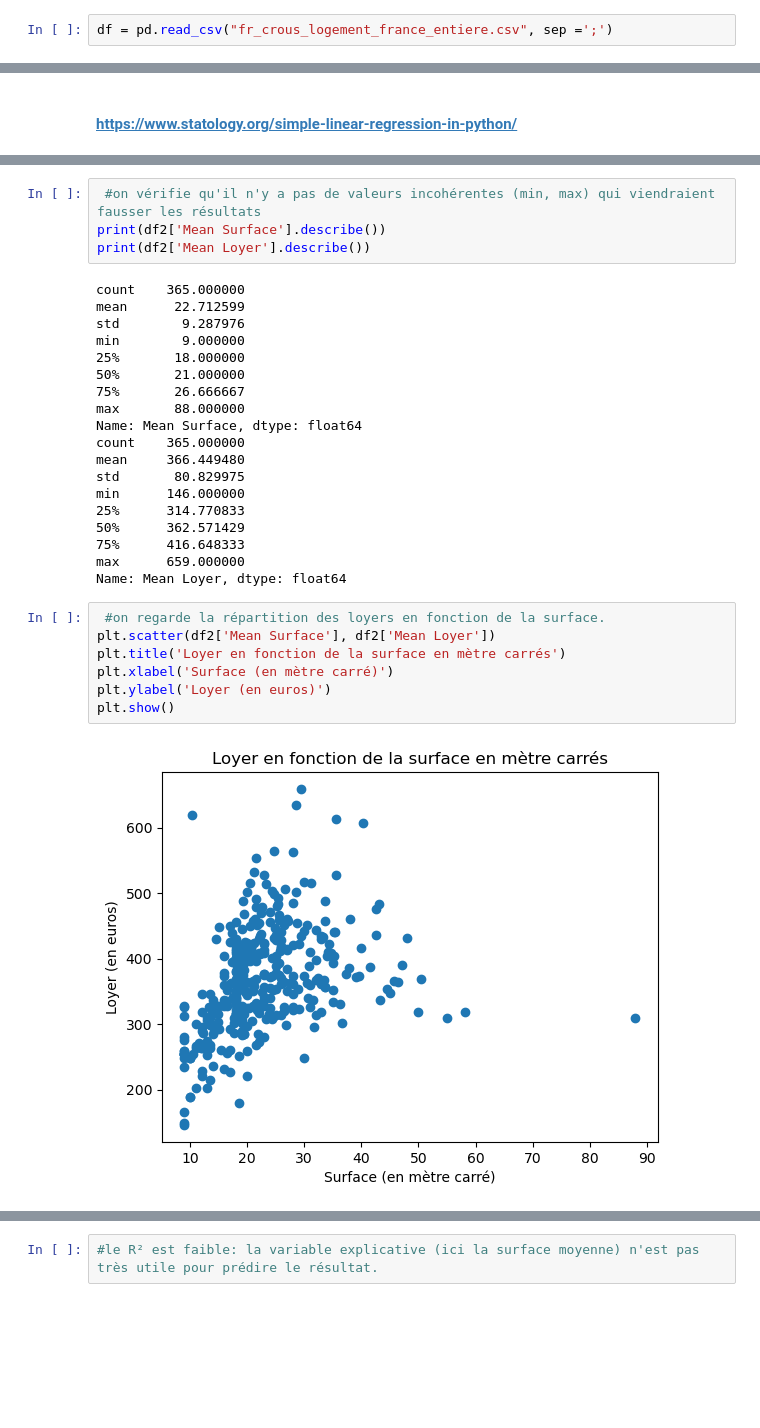
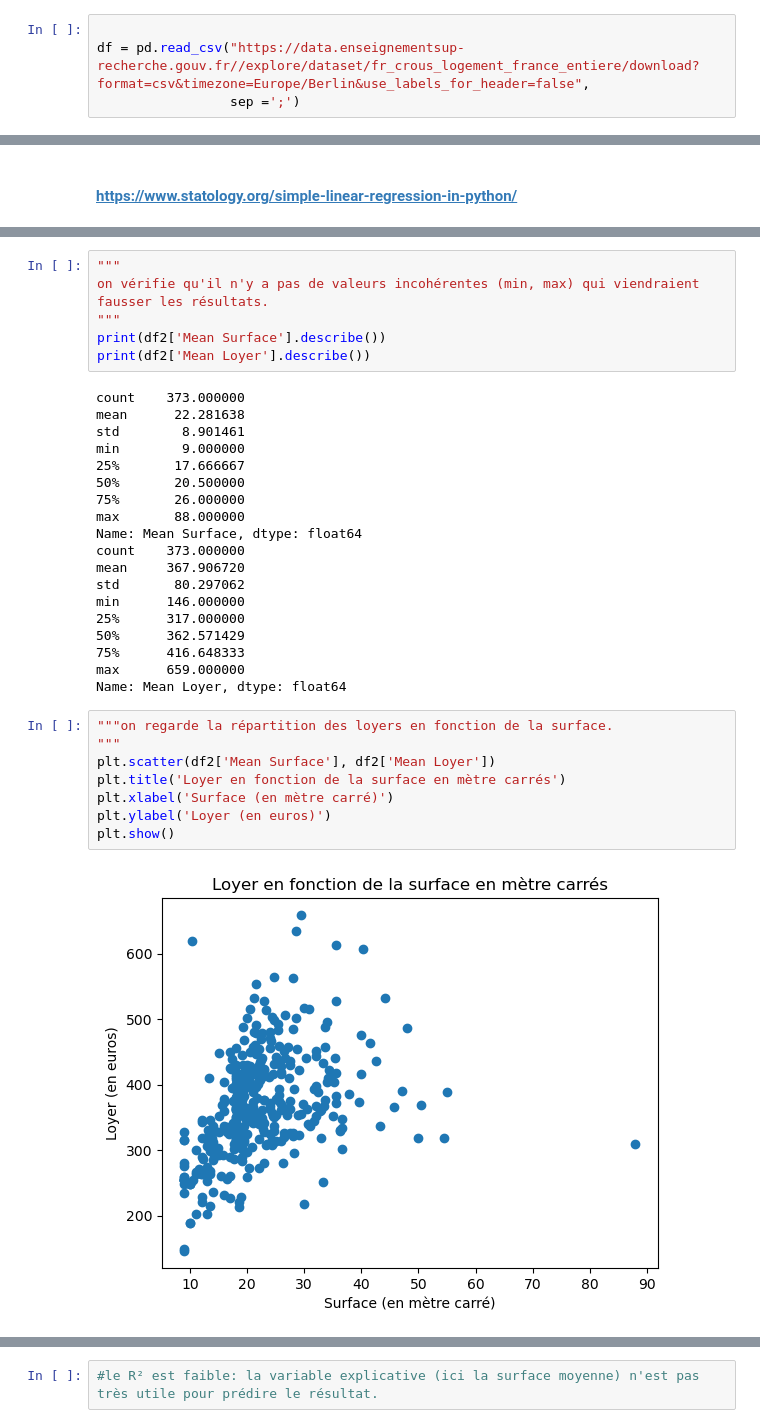
Before and after one commit to Simgnt/La-loi-du-Crous, a Jupyter notebook: Regressions.ipynb, the cells around one changed output, grey strips where cells are left out. Drawn from its saved outputs; the diff is of its cells as text; blank space fills up the shorter version.

```diff
--- a/Regressions.ipynb
+++ b/Regressions.ipynb
@@ -24,7 +24,9 @@ True
 # Part I : Obtention du dataframe
 ## 1.1.Récupération des loyers, des surfaces et de la localisation des résidences
 # %%
-df = pd.read_csv("fr_crous_logement_france_entiere.csv", sep =';')
+
+df = pd.read_csv("https://data.enseignementsup-recherche.gouv.fr//explore/dataset/fr_crous_logement_france_entiere/download?format=csv&timezone=Europe/Berlin&use_labels_for_header=false",
+                 sep =';')
 # %%
 df = df[["title", "infos", "address" ,"geocalisation", "regions"]]
 # %%
@@ -430,33 +431,36 @@ dtype: int64
 # %%
- #on vérifie qu'il n'y a pas de valeurs incohérentes (min, max) qui viendraient fausser les résultats
+"""
+on vérifie qu'il n'y a pas de valeurs incohérentes (min, max) qui viendraient fausser les résultats.
+"""
 print(df2['Mean Surface'].describe())
 print(df2['Mean Loyer'].describe())
 # %% [output]
-count    365.000000
-mean      22.712599
-std        9.287976
+count    373.000000
+mean      22.281638
+std        8.901461
 min        9.000000
-25%       18.000000
-50%       21.000000
-75%       26.666667
+25%       17.666667
+50%       20.500000
+75%       26.000000
 max       88.000000
 Name: Mean Surface, dtype: float64
-count    365.000000
-mean     366.449480
-std       80.829975
+count    373.000000
+mean     367.906720
+std       80.297062
 min      146.000000
-25%      314.770833
+25%      317.000000
 50%      362.571429
 75%      416.648333
 max      659.000000
 Name: Mean Loyer, dtype: float64
 # %%
- #on regarde la répartition des loyers en fonction de la surface.
+"""on regarde la répartition des loyers en fonction de la surface.
+"""
 plt.scatter(df2['Mean Surface'], df2['Mean Loyer'])
 plt.title('Loyer en fonction de la surface en mètre carrés')
 plt.xlabel('Surface (en mètre carré)')
 plt.ylabel('Loyer (en euros)')
 plt.show()
 # %% [output]
-[figure, old version]
+[figure, new version]
 # %%
```
Also changed, not shown: parts of 51 cells of this notebook, 2 other files.
